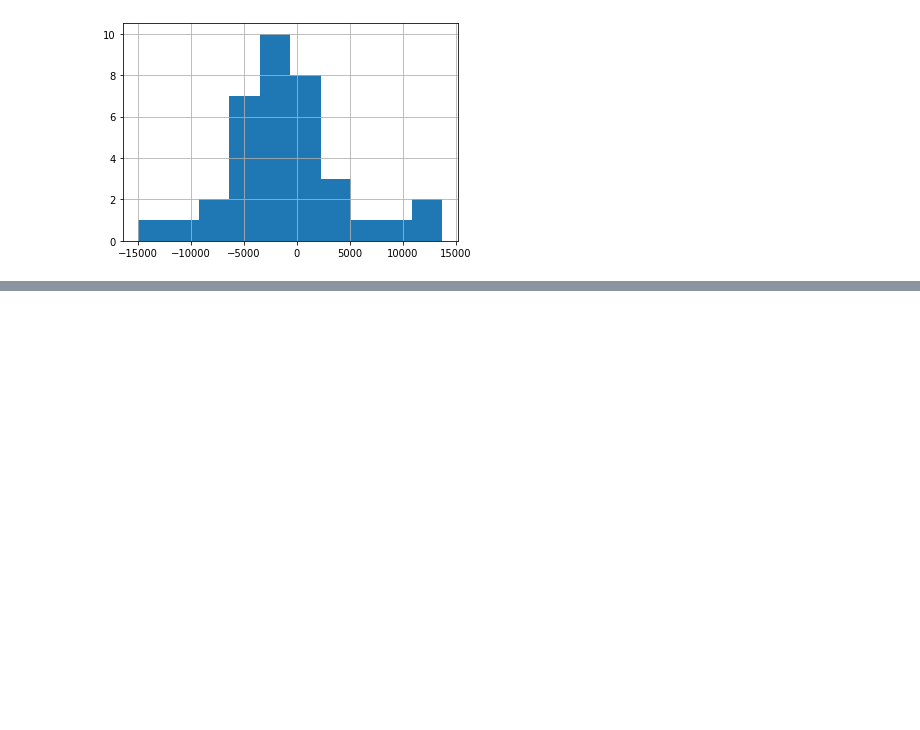
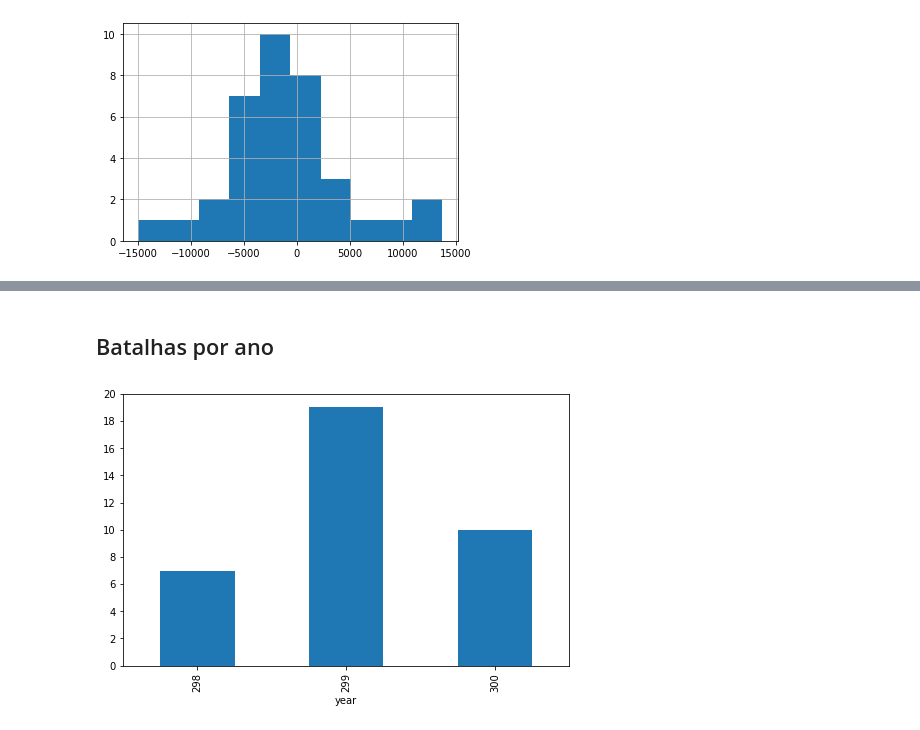
Before and after one commit to ccal2/dataScienceProject, a Jupyter notebook: project.ipynb, the cells around one changed output, grey strips where cells are left out. Drawn from its saved outputs; the diff is of its cells as text; code cells hidden in the pictures; blank space fills up the shorter version.

```diff
--- a/project.ipynb
+++ b/project.ipynb
@@ -860,0 +886,9 @@ battles['size_difference'].hist()
+# %% [markdown]
+## Batalhas por ano
+# %%
+plt.figure(figsize=(8, 5))
+battles.groupby(['year'])['name'].count().plot(kind='bar')
+max_ytick = battles.groupby(['year'])['name'].count().max() + 2
+_ = plt.yticks(np.arange(0, max_ytick, 2), np.arange(0, max_ytick, 2))
+# %% [output]
+[figure, added]
```
Also changed, not shown: parts of 46 cells of this notebook.
